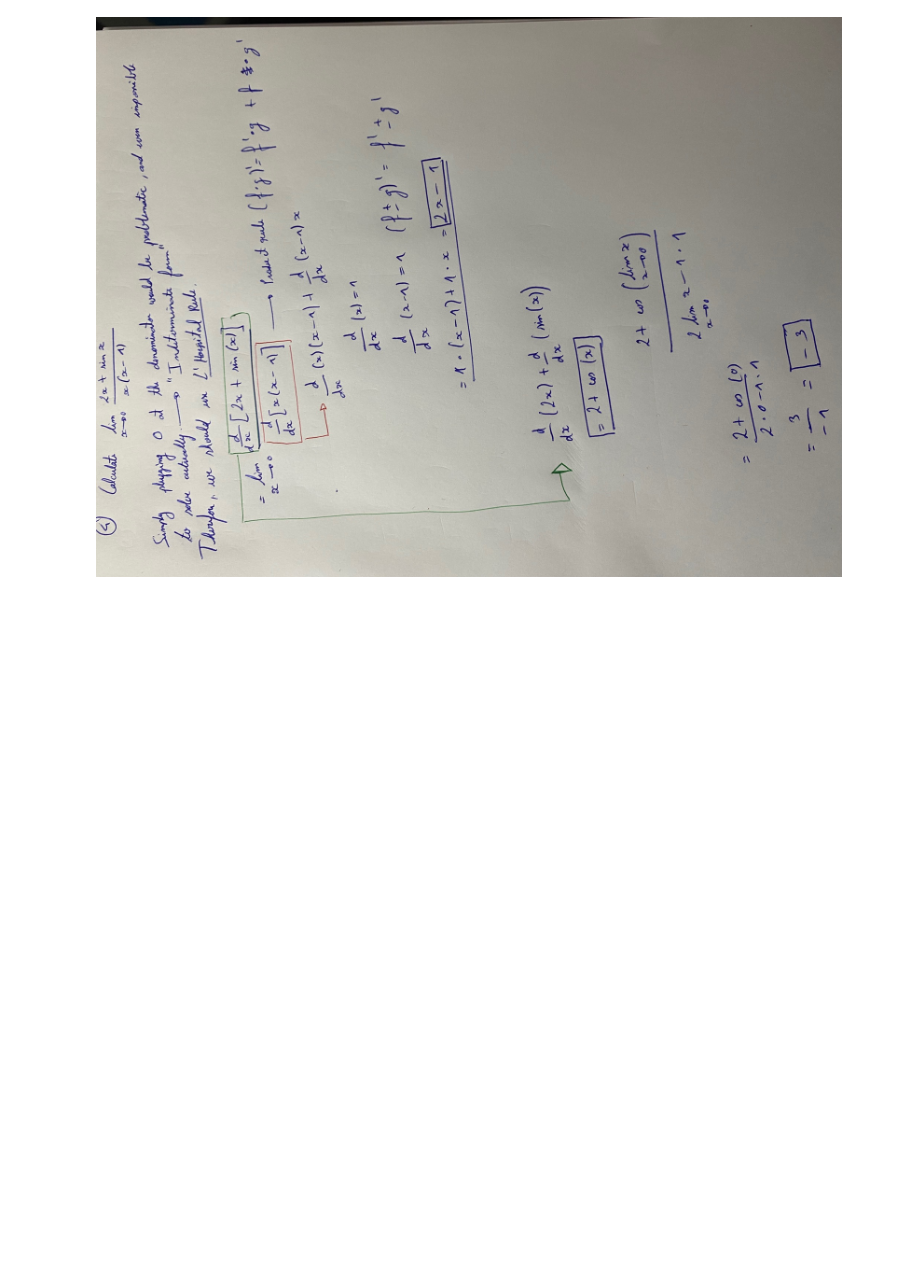
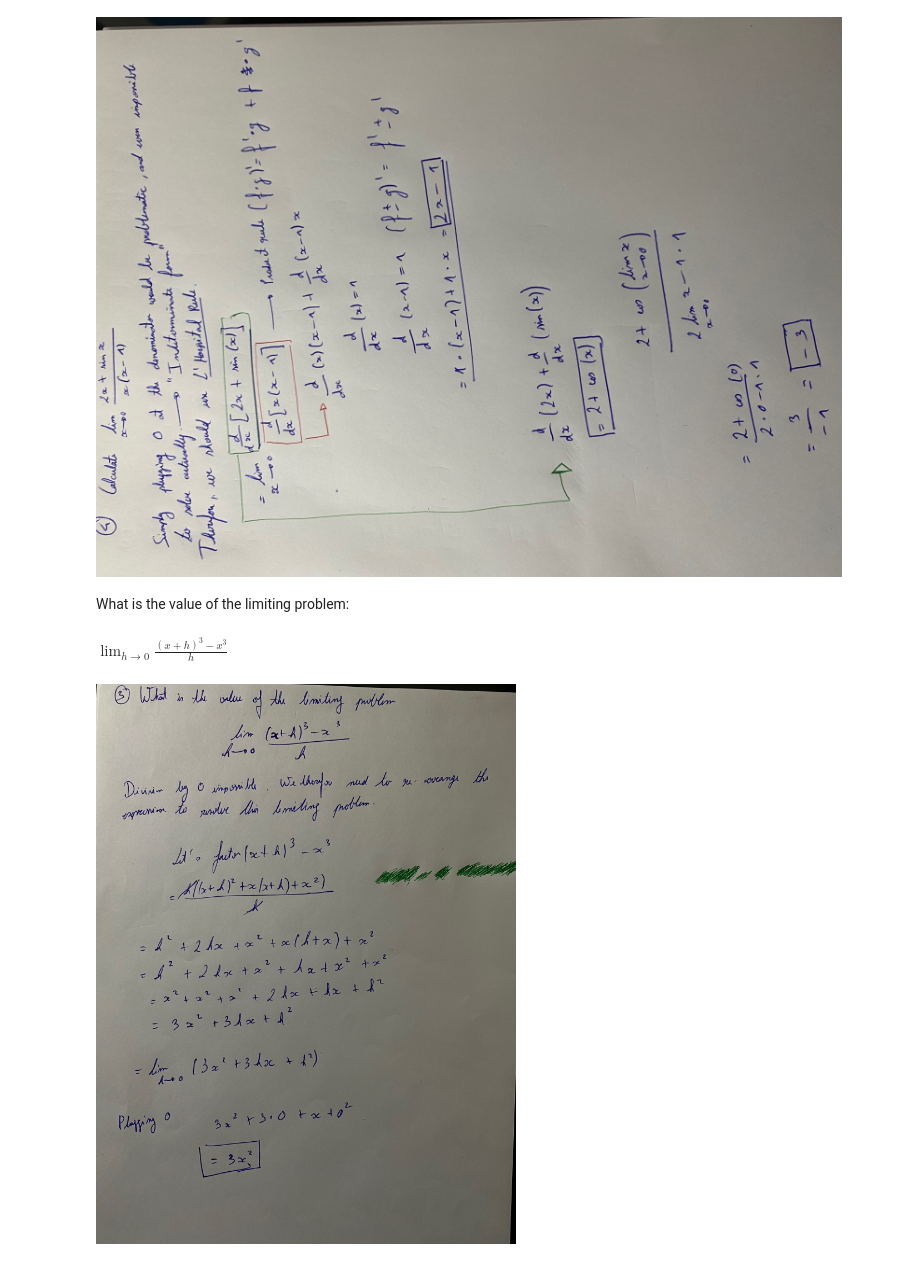
Before and after one commit to alexnesov/CQF-and-Mathematics, a Jupyter notebook: Math_Exercicses/Math Aptitude indicator.ipynb, the cells around one changed output. Drawn from its saved outputs; the diff is of its cells as text; code cells hidden in the pictures; blank space fills up the shorter version.

Commit message:
math aptitude indic init

```diff
--- a/Math_Exercicses/Math Aptitude indicator.ipynb
+++ b/Math_Exercicses/Math Aptitude indicator.ipynb
@@ -26,3 +26,14 @@ PATH = "/home/nesov/Downloads/"
 Image(filename = PATH + "IMG_2865.jpg", width=800, height=600)
 # %% [output]
 [figure]
+# %% [markdown]
+What is the value of the limiting problem:
+# %%
+display(Math('\\lim_{h\\to 0}\\frac{(x+h)^3-x^3}{h}'))
+# %% [output]
+$\displaystyle \lim_{h\to 0}\frac{(x+h)^3-x^3}{h}$
+# %%
+PATH = "/home/nesov/Downloads/"
+Image(filename = PATH + "IMG_2867.jpg", width=800, height=600)
+# %% [output]
+[figure, added]
```
